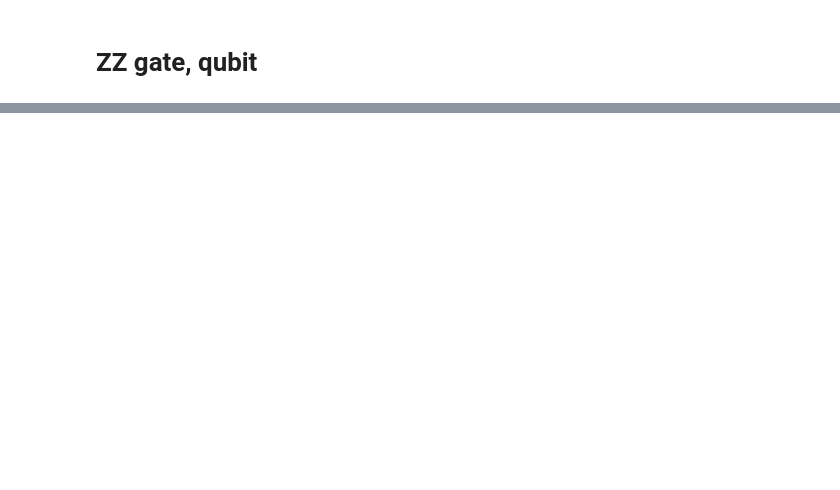
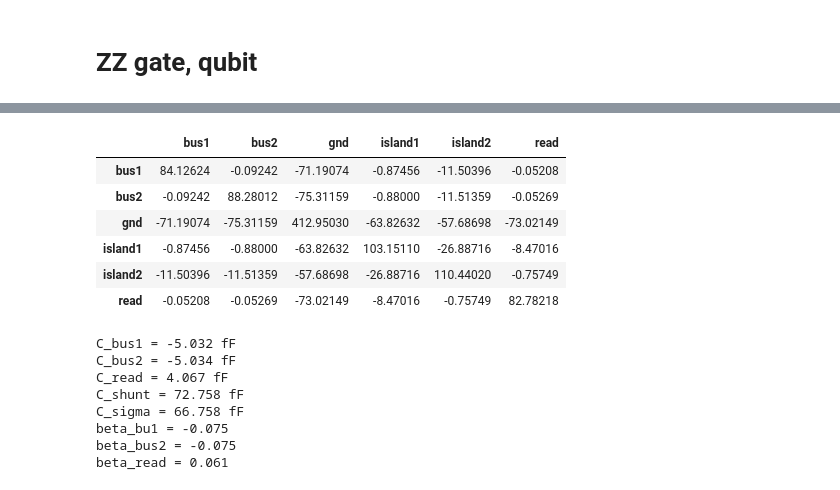
Before and after one commit to JaseungKu/python-code-SYR, a Jupyter notebook: IBM_qubit_capacitance_cal.ipynb, the cells around one changed output, grey strips where cells are left out. Cells and saved outputs as stored; diff of their text form; code cells hidden in the pictures; blank space fills up the shorter version.

```diff
--- a/IBM_qubit_capacitance_cal.ipynb
+++ b/IBM_qubit_capacitance_cal.ipynb
@@ -5,6 +5,8 @@ import numpy as np
 from scipy import linalg
 import matplotlib.pyplot as plt
 import pandas as pd
+from scipy.constants import h,e
+import transmonCPW
 
 def update_mutual_capacitance(Maxwell_cap_matrix,conductor1_index, conductor2_index, new_cap):
     """
@@ -13,6 +15,8 @@ def update_mutual_capacitance(Maxwell_cap_matrix,conductor1_index, conductor2_in
         conductor1_index : index of conductor 1
         conductor2_index : index of conductor 2
         new_cap : new capacitance for replacement
+    Return:
+        Updated Maxwell capacitance matrix
     """
 
     if conductor1_index == conductor2_index:
@@ -20,22 +24,22 @@ def update_mutual_capacitance(Maxwell_cap_matrix,conductor1_index, conductor2_in
 
     M = np.copy(Maxwell_cap_matrix)
 
+    M[conductor1_index, conductor1_index] = M[conductor1_index, conductor1_index] + M[conductor1_index, conductor2_index] + new_cap
+    M[conductor2_index, conductor2_index] = M[conductor2_index, conductor2_index] + M[conductor2_index, conductor1_index] + new_cap
+
     M[conductor1_index, conductor2_index] = -new_cap
     M[conductor2_index, conductor1_index] = -new_cap
-
-    for i in range(M.shape[0]):
-        M[i,i] = -(np.sum(M[i,:]) - M[i,i])
 
     return M
 
 def calculate_qubit_2bus_1read_equiv_cap(C_M, index):
     """
-    Calculate effective shunt and coupling capacitance.
+    Calculate effective shunt and coupling capacitances.
     Arg:
-        C_M : Maxewll capacitance matrix
-        index : index of each conductor in C_M, starting from 0
+        C_M : ndarray, Maxewll capacitance matrix
+        index : dict,  index of each conductor in C_M, starting from 0
     Return:
-        Tuple of effective bus, readout and shunt capacitance
+        1D numpy array of C_bus1, C_bus2, C_shunt, C_sigam, beta_bus1, beta_bus2 and beta_read.
     """
     index_bus1 = index['bus1']
     index_bus2 = index['bus2']
@@ -98,18 +102,18 @@ def calculate_qubit_2bus_1read_equiv_cap(C_M, index):
                  ,[C_sigma]])
     c = np.linalg.solve(A, b)
 
-    out = np.append(c, np.array([C_sigma, beta_bus1, beta_bus1, beta_read]))
+    out = np.append(c, np.array([C_sigma, beta_bus1, beta_bus2, beta_read]))
 
     return out
 
 def calculate_qubit_1bus_1read_equiv_cap(C_M, index):
     """
-    Calculate effective shunt and coupling capacitance.
+    Calculate effective shunt and coupling capacitances.
     Arg:
-        C_M : Maxewll capacitance matrix
-        index : index of each conductor in C_M, starting from 0
+        C_M : ndarray, Maxewll capacitance matrix
+        index : dict, index of each conductor in C_M, starting from 0
     Return:
-        Tuple of effective bus, readout and shunt capacitance
+        1D numpy array of C_bus1, C_shunt, C_sigam, beta_bus1, and beta_read.
     """
     index_bus1 = index['bus1']
     index_gnd = index['gnd']
@@ -151,7 +155,6 @@ def calculate_qubit_1bus_1read_equiv_cap(C_M, index):
 
     Q = C_M.dot(V0)
     C_sigma = np.dot(Q, V0)
-    print(f'C_sigma from charging energy = {C_sigma:.3f}')
 
     # find C_bus1, C_read and C_shunt
     A = np.array([[beta_bus1-1, beta_bus1, beta_bus1]
@@ -161,7 +164,6 @@ def calculate_qubit_1bus_1read_equiv_cap(C_M, index):
                   ,[0]
                  ,[C_sigma]])
     c = np.linalg.solve(A, b)
-    c = np.append(c, np.array([C_sigma, beta_bus1, beta_read]))
 
     out = np.append(c, np.array([C_sigma, beta_bus1, beta_read]))
 
@@ -183,7 +185,7 @@ def print_result_2bus_1read(c):
          + f'C_read = {c[2]:.3f} fF\n'
          + f'C_shunt = {c[3]:.3f} fF\n'
          + f'C_sigma = {c[4]:.3f} fF\n'
-         + f'beta_bu1 = {c[5]:.3f}\n'
+         + f'beta_bus1 = {c[5]:.3f}\n'
          + f'beta_bus2 = {c[6]:.3f}\n'
          + f'beta_read = {c[7]:.3f}')
 
@@ -202,3 +204,6 @@ def read_capacitance_matrix_csv_to_numpy(filepath, num_conductor, display_df=Tru
     C_M = df.to_numpy()
 
     return C_M
+
+def get_Ec_GHz_from_cap_fF(cap):
+    return e**2/2/cap/1e-15/h/1e9
@@ -925,0 +586,23 @@ q.Ej_to_Ec_ratio
+# %%
+# My own Mod7.5
+filepath = r'Z:/User/Jaseung/projects/ZZgate/Q3D/ZZgate_Mod7p5_1.csv'
+Mod_7p5_1= read_capacitance_matrix_csv_to_numpy(filepath, 6, display_df=True)
+
+result_2bus_1read = calculate_qubit_2bus_1read_equiv_cap(Mod_7p5_1, conductor_index)
+print_result_2bus_1read(result_2bus_1read)
+# %% [output]
+|  | bus1 | bus2 | gnd | island1 | island2 | read |
+| bus1 | 84.12624 | -0.09242 | -71.19074 | -0.87456 | -11.50396 | -0.05208 |
+| bus2 | -0.09242 | 88.28012 | -75.31159 | -0.88000 | -11.51359 | -0.05269 |
+| gnd | -71.19074 | -75.31159 | 412.95030 | -63.82632 | -57.68698 | -73.02149 |
+| island1 | -0.87456 | -0.88000 | -63.82632 | 103.15110 | -26.88716 | -8.47016 |
+| island2 | -11.50396 | -11.51359 | -57.68698 | -26.88716 | 110.44020 | -0.75749 |
+| read | -0.05208 | -0.05269 | -73.02149 | -8.47016 | -0.75749 | 82.78218 |
+C_bus1 = -5.032 fF
+C_bus2 = -5.034 fF
+C_read = 4.067 fF
+C_shunt = 72.758 fF
+C_sigma = 66.758 fF
+beta_bu1 = -0.075
+beta_bus2 = -0.075
+beta_read = 0.061
```
Also changed, not shown: parts of 91 cells of this notebook, 17 other files.
